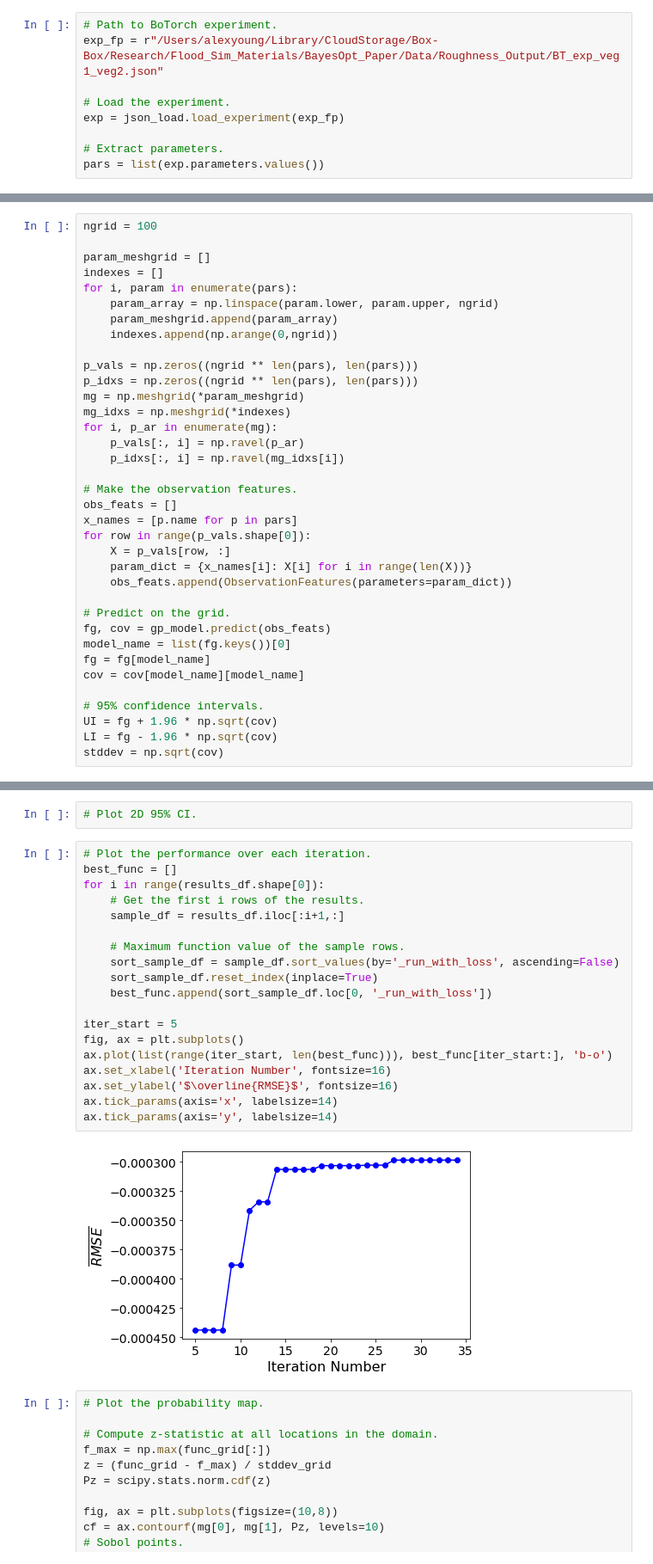
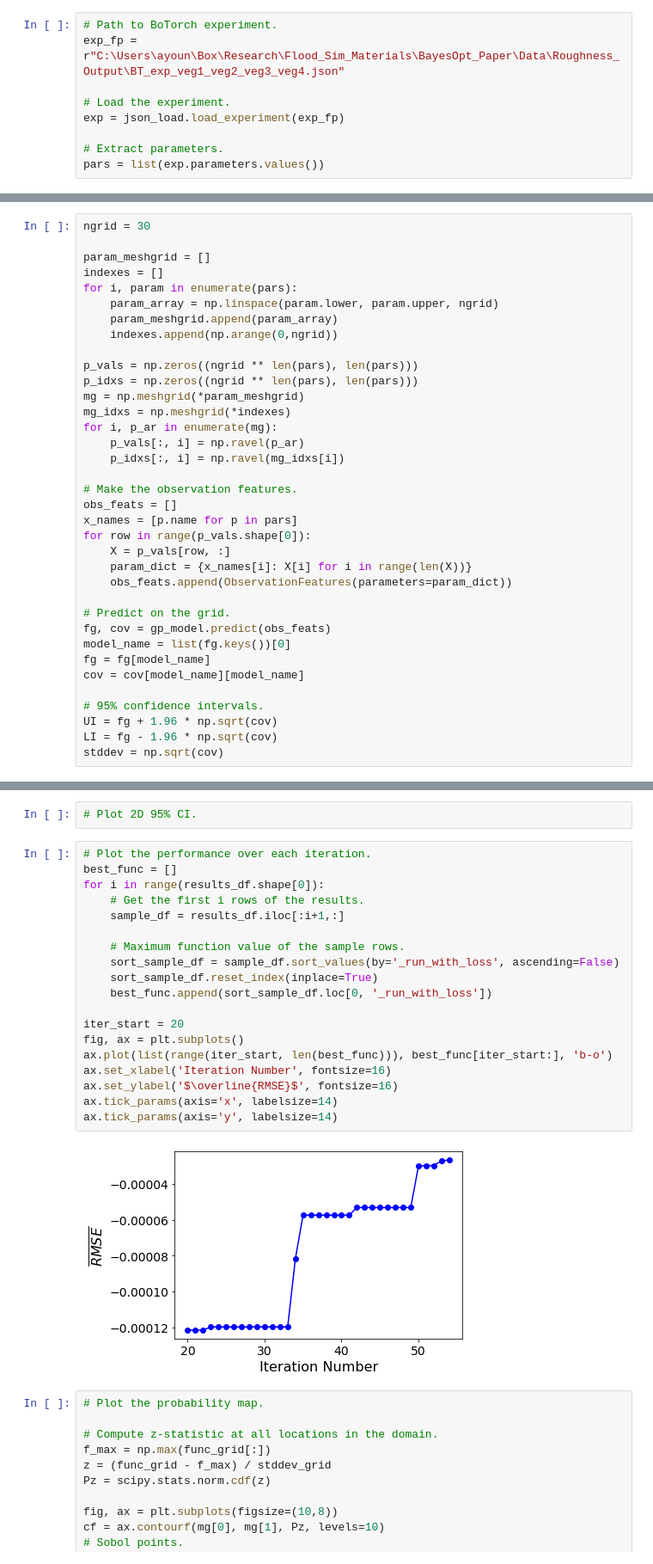
Before and after one commit to alex-l-young/rasopt, a Jupyter notebook: examples/plot_botorch_model.ipynb, the cells around one changed output, grey strips where cells are left out. Shown: that part at 86% size. Cells and saved outputs as stored; diff of their text form.

```diff
--- a/examples/plot_botorch_model.ipynb
+++ b/examples/plot_botorch_model.ipynb
@@ -14,7 +14,7 @@ import numpy as np
 import scipy
 # %%
 # Path to BoTorch experiment.
-exp_fp = r"/Users/alexyoung/Library/CloudStorage/Box-Box/Research/Flood_Sim_Materials/BayesOpt_Paper/Data/Roughness_Output/BT_exp_veg1_veg2.json"
+exp_fp = r"C:\Users\ayoun\Box\Research\Flood_Sim_Materials\BayesOpt_Paper\Data\Roughness_Output\BT_exp_veg1_veg2_veg3_veg4.json"
 
 # Load the experiment.
 exp = json_load.load_experiment(exp_fp)
@@ -83,7 +53,7 @@ gp_model = Models.BOTORCH_MODULAR(
                 botorch_acqf_class=qNoisyExpectedImprovement
             )
 # %%
-ngrid = 100
+ngrid = 30
 
 param_meshgrid = []
 indexes = []
@@ -204,24 +174,24 @@ IndexError: index 1 is out of bounds for axis 1 with size 1
 # %%
 # Plot the performance over each iteration.
 best_func = []
 for i in range(results_df.shape[0]):
     # Get the first i rows of the results.
     sample_df = results_df.iloc[:i+1,:]
 
     # Maximum function value of the sample rows.
     sort_sample_df = sample_df.sort_values(by='_run_with_loss', ascending=False)
     sort_sample_df.reset_index(inplace=True)
     best_func.append(sort_sample_df.loc[0, '_run_with_loss'])
 
-iter_start = 5
+iter_start = 20
 fig, ax = plt.subplots()
 ax.plot(list(range(iter_start, len(best_func))), best_func[iter_start:], 'b-o')
 ax.set_xlabel('Iteration Number', fontsize=16)
 ax.set_ylabel('$\overline{RMSE}$', fontsize=16)
 ax.tick_params(axis='x', labelsize=14)
 ax.tick_params(axis='y', labelsize=14)
 # %% [output]
-[figure, old version]
+[figure, new version]
 # %%
 # Plot the probability map.
 
```
Also changed, not shown: parts of 2 cells of this notebook, 6 other files.
